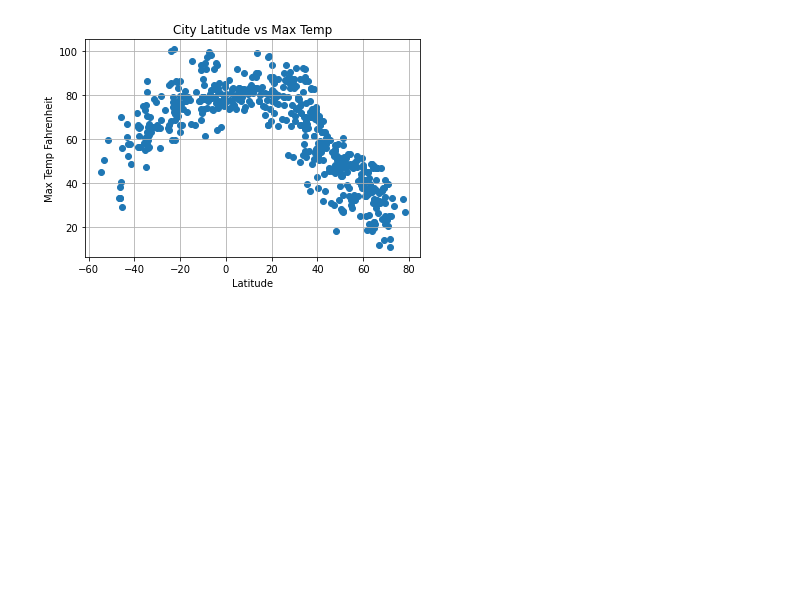
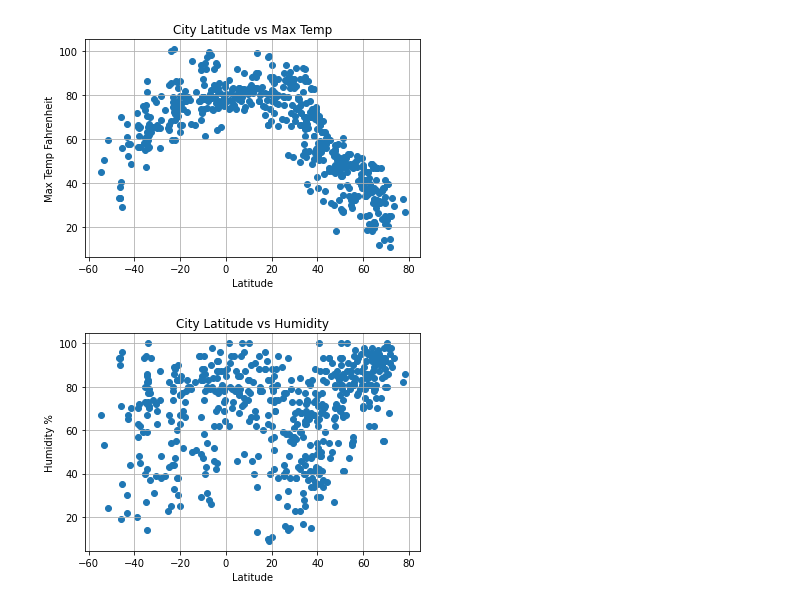
Before and after one commit to bregan78/python_api_challenge, a Jupyter notebook: WeatherPy/WeatherPy.ipynb, the cells around one changed output. Saved outputs shown, nothing was run; the diff lists cells and outputs as text; code cells hidden in the pictures; blank space fills up the shorter version.

Commit message:
added wind speed, cloudiness and hummidty plots

```diff
--- a/WeatherPy/WeatherPy.ipynb
+++ b/WeatherPy/WeatherPy.ipynb
@@ -230,3 +230,10 @@ new_df.head()
 | 2 | 2 | eldorado | -23.79 | -54.28 | 99.770 | 25 | 31 | 3.11 | BR | 1602699438 |
 | 3 | 3 | aurillac | 44.92 | 2.45 | 45.266 | 93 | 90 | 2.10 | FR | 1602699440 |
 | 4 | 4 | biak | -0.91 | 122.88 | 78.368 | 79 | 99 | 2.43 | ID | 1602699441 |
+# %%
+#convert windspeed default from meter/second to MPH
+# 2.23694 mph
+#mph =(meter/sec) * 2.23694
+mph =2.23694
+new_df["Wind Speed"] =new_df["Wind Speed"]*mph
+new_df.head()
@@ -244,3 +258,17 @@ plt.grid(True)
 plt.show()
 # %% [output]
 [figure]
+# %%
+#Latitude vs. Humidity Plot
+plt.scatter(new_df["Lat"], new_df["Humidity"])
+
+plt.xticks(np.arange(-60, 90, 20))
+#plt.xticks(new_df["Lat"])
+plt.xlabel('Latitude')
+plt.ylabel("Humidity %")
+plt.title("City Latitude vs Humidity")
+
+plt.grid(True)
+plt.show()
+# %% [output]
+[figure, added]
```
Also changed, not shown: parts of 3 cells of this notebook.
